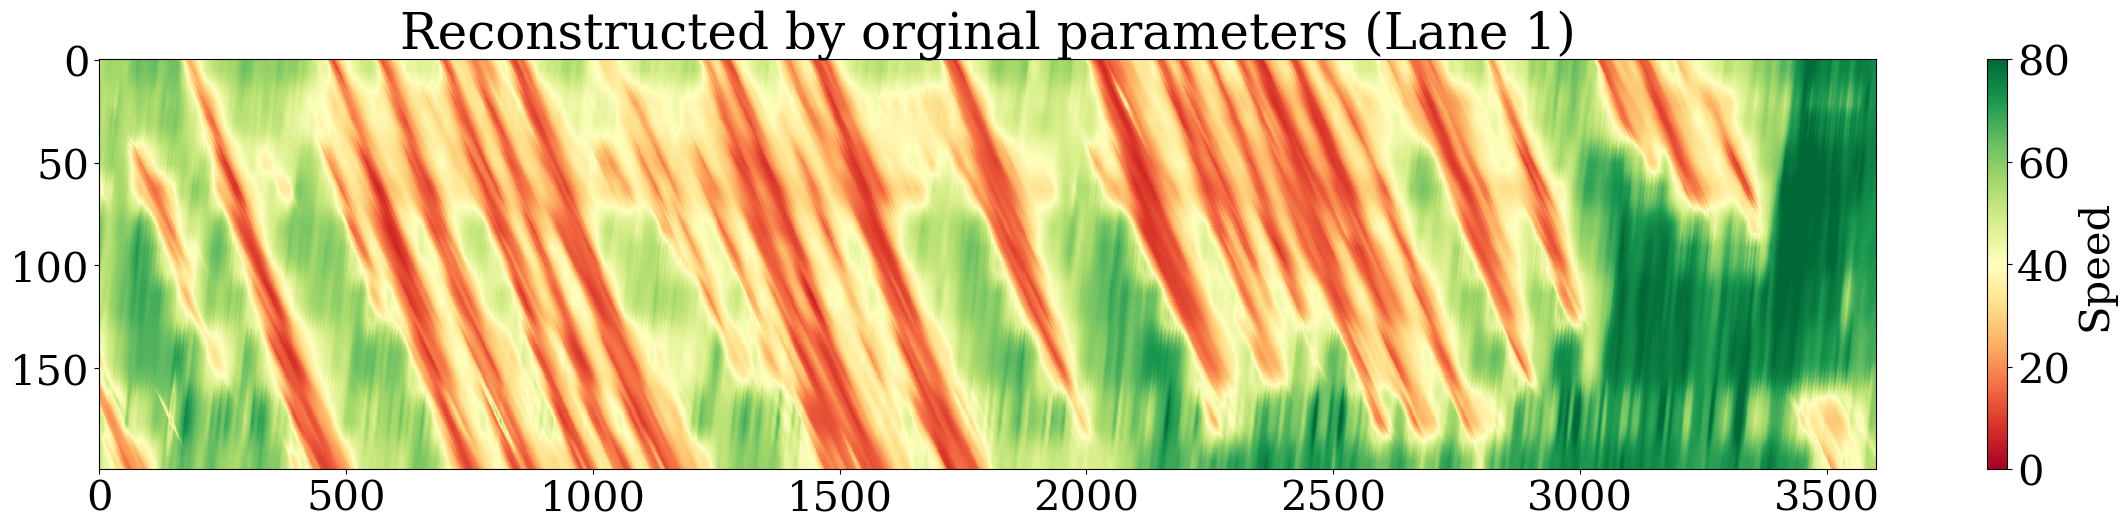
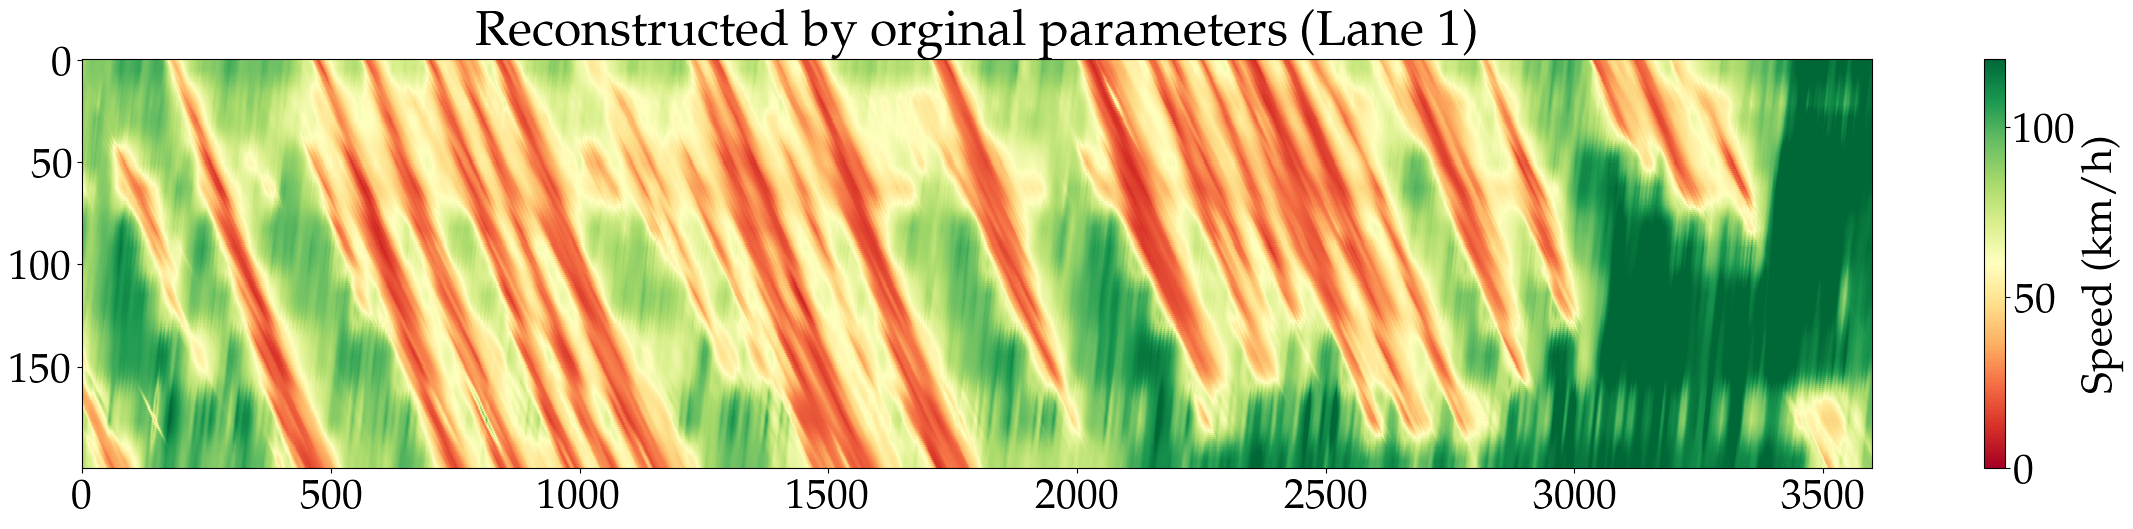
The change to this notebook cell's code, shown as a diff; its figure went from the first image to the second:
--- before
+++ after
@@ -1,6 +1,7 @@
 plt.figure(figsize=(24, 6))
 plt.rcParams.update({'font.size': 30, 'font.family': 'serif'})
-plt.imshow(original_asm_speed, cmap='RdYlGn', interpolation='nearest', origin='lower',vmin=0, vmax=80, aspect='auto')
-plt.colorbar(label='Speed')
+plt.imshow(MILE_TO_KM * original_asm_speed, cmap='RdYlGn', interpolation='nearest', 
+           origin='lower',vmin=0, vmax=120, aspect='auto')
+plt.colorbar(label='Speed (km/h)')
 plt.title('Reconstructed by orginal parameters (Lane 1)')
 plt.tight_layout()

Commit: Update